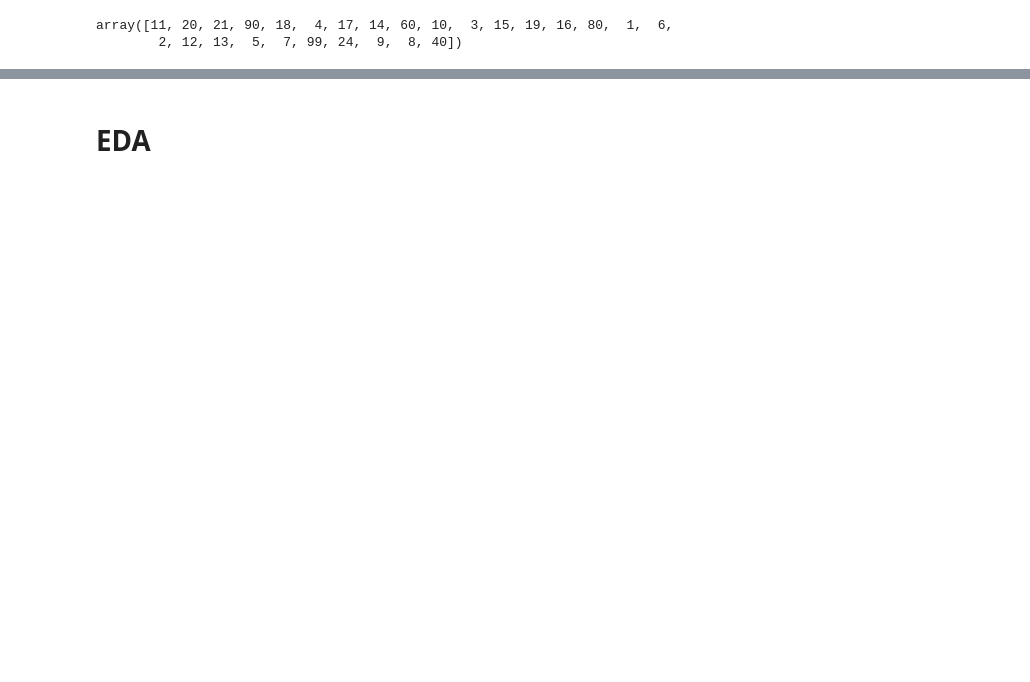
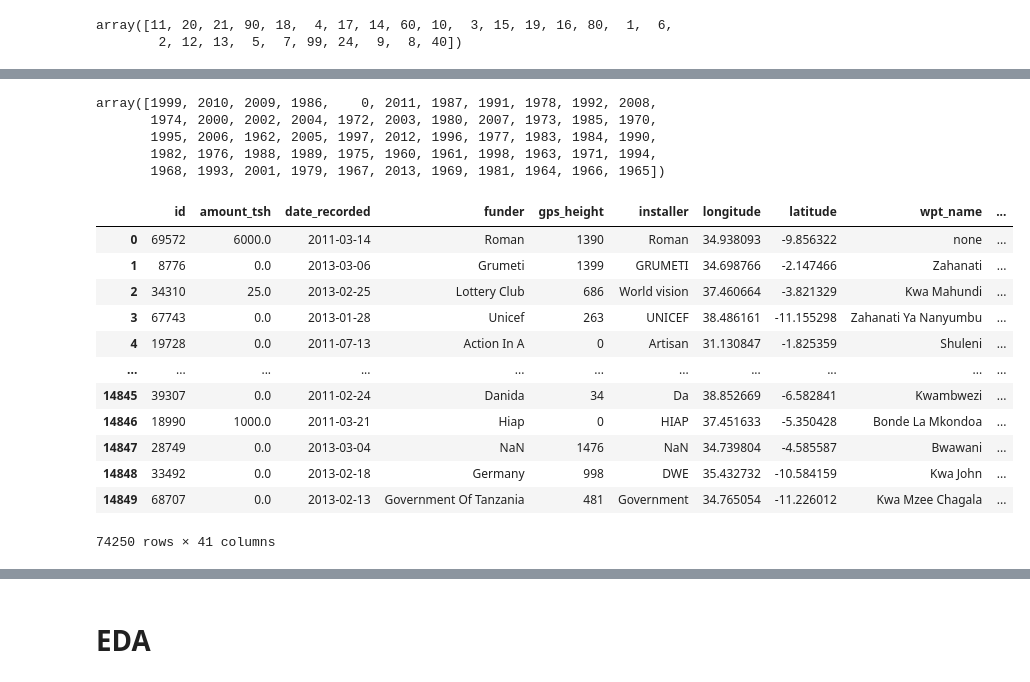
Before and after one commit to coreyryanhanson/tanzania_water_project, a Jupyter notebook: Project_Scratch.ipynb, the cells around one changed output, grey strips where cells are left out. Drawn from its saved outputs; the diff is of its cells as text; code cells hidden in the pictures; blank space fills up the shorter version.

```diff
--- a/Project_Scratch.ipynb
+++ b/Project_Scratch.ipynb
@@ -63 +54,3 @@ year_dict = extract_impute_values(df_j, target_col, "construction_year", 0)
+# %%
+impute_dict = OrderedDict([("construction_year",[0, "median", None])])
 # %%
@@ -103,2 +91,31 @@ array([1999.        , 2010.        , 2009.        , 1986.        ,
+# %%
+df_c["construction_year"].unique()
+# %% [output]
+array([1999, 2010, 2009, 1986,    0, 2011, 1987, 1991, 1978, 1992, 2008,
+       1974, 2000, 2002, 2004, 1972, 2003, 1980, 2007, 1973, 1985, 1970,
+       1995, 2006, 1962, 2005, 1997, 2012, 1996, 1977, 1983, 1984, 1990,
+       1982, 1976, 1988, 1989, 1975, 1960, 1961, 1998, 1963, 1971, 1994,
+       1968, 1993, 2001, 1979, 1967, 2013, 1969, 1981, 1964, 1966, 1965])
+# %%
+
+imputes = get_imputer_objs(df_c, impute_dict)
+df_c = impute_vals(df_c, impute_dict, imputes)
+# df_c["construction_year"].ravel()
+# %%
+df_c
+# %% [output]
+|  | id | amount_tsh | date_recorded | funder | gps_height | installer | longitude | latitude | wpt_name | ... |
+| 0 | 69572 | 6000.0 | 2011-03-14 | Roman | 1390 | Roman | 34.938093 | -9.856322 | none | ... |
+| 1 | 8776 | 0.0 | 2013-03-06 | Grumeti | 1399 | GRUMETI | 34.698766 | -2.147466 | Zahanati | ... |
+| 2 | 34310 | 25.0 | 2013-02-25 | Lottery Club | 686 | World vision | 37.460664 | -3.821329 | Kwa Mahundi | ... |
+| 3 | 67743 | 0.0 | 2013-01-28 | Unicef | 263 | UNICEF | 38.486161 | -11.155298 | Zahanati Ya Nanyumbu | ... |
+| 4 | 19728 | 0.0 | 2011-07-13 | Action In A | 0 | Artisan | 31.130847 | -1.825359 | Shuleni | ... |
+| ... | ... | ... | ... | ... | ... | ... | ... | ... | ... | ... |
+| 14845 | 39307 | 0.0 | 2011-02-24 | Danida | 34 | Da | 38.852669 | -6.582841 | Kwambwezi | ... |
+| 14846 | 18990 | 1000.0 | 2011-03-21 | Hiap | 0 | HIAP | 37.451633 | -5.350428 | Bonde La Mkondoa | ... |
+| 14847 | 28749 | 0.0 | 2013-03-04 | NaN | 1476 | NaN | 34.739804 | -4.585587 | Bwawani | ... |
+| 14848 | 33492 | 0.0 | 2013-02-18 | Germany | 998 | DWE | 35.432732 | -10.584159 | Kwa John | ... |
+| 14849 | 68707 | 0.0 | 2013-02-13 | Government Of Tanzania | 481 | Government | 34.765054 | -11.226012 | Kwa Mzee Chagala | ... |
+74250 rows × 41 columns
 # %%
 df["amount_tsh"].unique()
```
Also changed, not shown: parts of 20 cells of this notebook, 1 other file.
